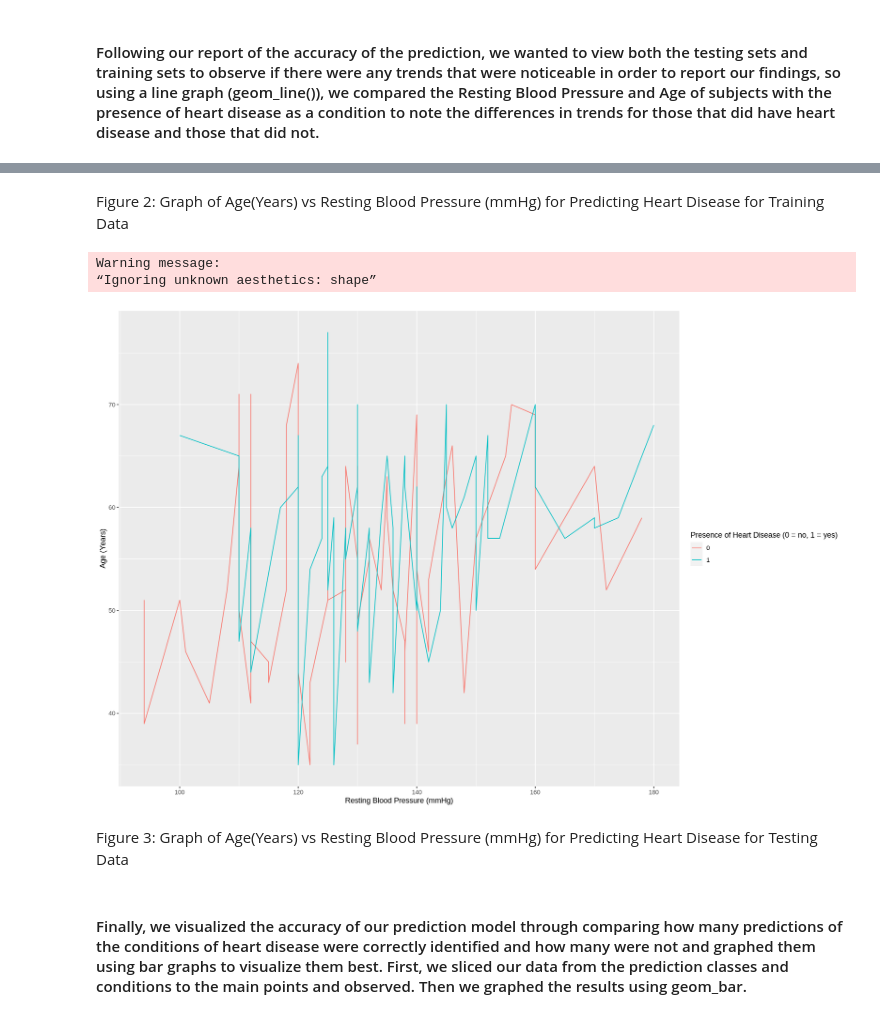
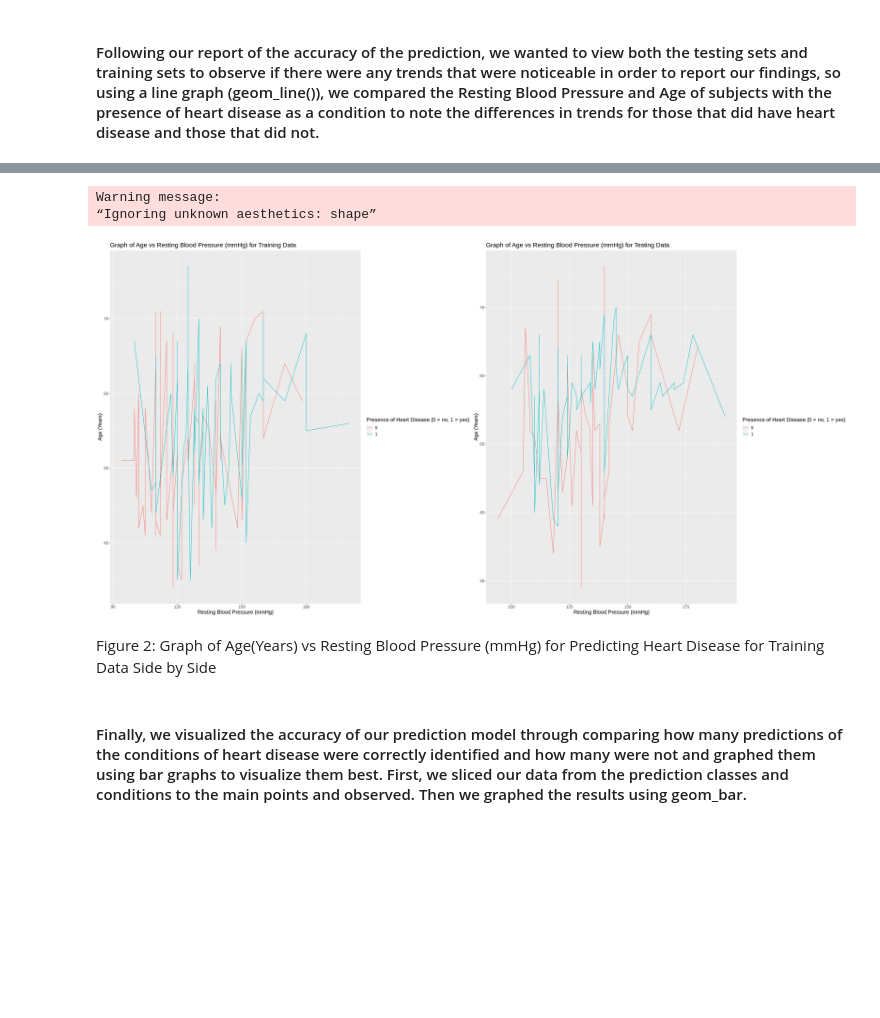
Before and after one commit to LordofSabres/Team_Pineapples_DSCI_100, a Jupyter notebook: projectproposal.ipynb, the cells around one changed output, grey strips where cells are left out. Cells and saved outputs as stored; diff of their text form; code cells hidden in the pictures; blank space fills up the shorter version.

Commit message:
Line Plots have been changed to side by side

```diff
--- a/projectproposal.ipynb
+++ b/projectproposal.ipynb
@@ -172,13 +172,13 @@ Table 3: Metrics on Testing Data
 # %% [markdown]
 #### Following our report of the accuracy of the prediction, we wanted to view both the testing sets and training sets to observe if there were any trends that were noticeable in order to report our findings, so using a line graph (geom_line()), we compared the Resting Blood Pressure and Age of subjects with the presence of heart disease as a condition to note the differences in trends for those that did have heart disease and those that did not.
 # %%
-options(repr.plot.width = 15, repr.plot.height = 10)
+options(repr.plot.width = 30, repr.plot.height = 15)
 
 training_line <- ggplot(data_train, aes(x = trestbps, y = age)) +
     geom_line(aes(color = condition, shape = condition)) +
-    labs(x = "Resting Blood Pressure (mmHg)", y = "Age (Years)", color = "Presence of Heart Disease (0 = no, 1 = yes)", shape = "Presence of Heart Disease (0 = no, 1 = yes)")
-
-training_line
+    labs(x = "Resting Blood Pressure (mmHg)", y = "Age (Years)", color = "Presence of Heart Disease (0 = no, 1 = yes)", shape = "Presence of Heart Disease (0 = no, 1 = yes)") +
+    ggtitle("Graph of Age vs Resting Blood Pressure (mmHg) for Training Data")+
+    theme(text = element_text(size = 15))
 # %% [output]
 Warning message:
 “Ignoring unknown aesthetics: shape”
@@ -186,19 +185,20 @@ Warning message:
-# %% [markdown]
-Figure 2: Graph of Age(Years) vs Resting Blood Pressure (mmHg) for Predicting Heart Disease for Training Data
 # %%
-options(repr.plot.width = 15, repr.plot.height = 10)
+options(repr.plot.width = 30, repr.plot.height = 15)
 
 testing_line <- ggplot(data_testing, aes(x = trestbps, y = age)) +
     geom_line(aes(color = condition, shape = condition)) +
-    labs(x = "Resting Blood Pressure (mmHg)", y = "Age (Years)", color = "Presence of Heart Disease (0 = no, 1 = yes)", shape = "Presence of Heart Disease (0 = no, 1 = yes)")
-
-testing_line
+    labs(x = "Resting Blood Pressure (mmHg)", y = "Age (Years)", color = "Presence of Heart Disease (0 = no, 1 = yes)", shape = "Presence of Heart Disease (0 = no, 1 = yes)") +
+    ggtitle("Graph of Age vs Resting Blood Pressure (mmHg) for Testing Data") +
+theme(text = element_text(size = 15))
 # %% [output]
 Warning message:
 “Ignoring unknown aesthetics: shape”
-[figure, removed]
+# %%
+cowplot::plot_grid(training_line, testing_line)
+# %% [output]
+[figure, added]
 # %% [markdown]
-Figure 3: Graph of Age(Years) vs Resting Blood Pressure (mmHg) for Predicting Heart Disease for Testing Data
+Figure 2: Graph of Age(Years) vs Resting Blood Pressure (mmHg) for Predicting Heart Disease for Training Data Side by Side
 # %% [markdown]
 #### Finally, we visualized the accuracy of our prediction model through comparing how many predictions of the conditions of heart disease were correctly identified and how many were not and graphed them using bar graphs to visualize them best. First, we sliced our data from the prediction classes and conditions to the main points and observed. Then we graphed the results using geom_bar.
 # %%
```
Also changed, not shown: parts of 2 cells of this notebook.
